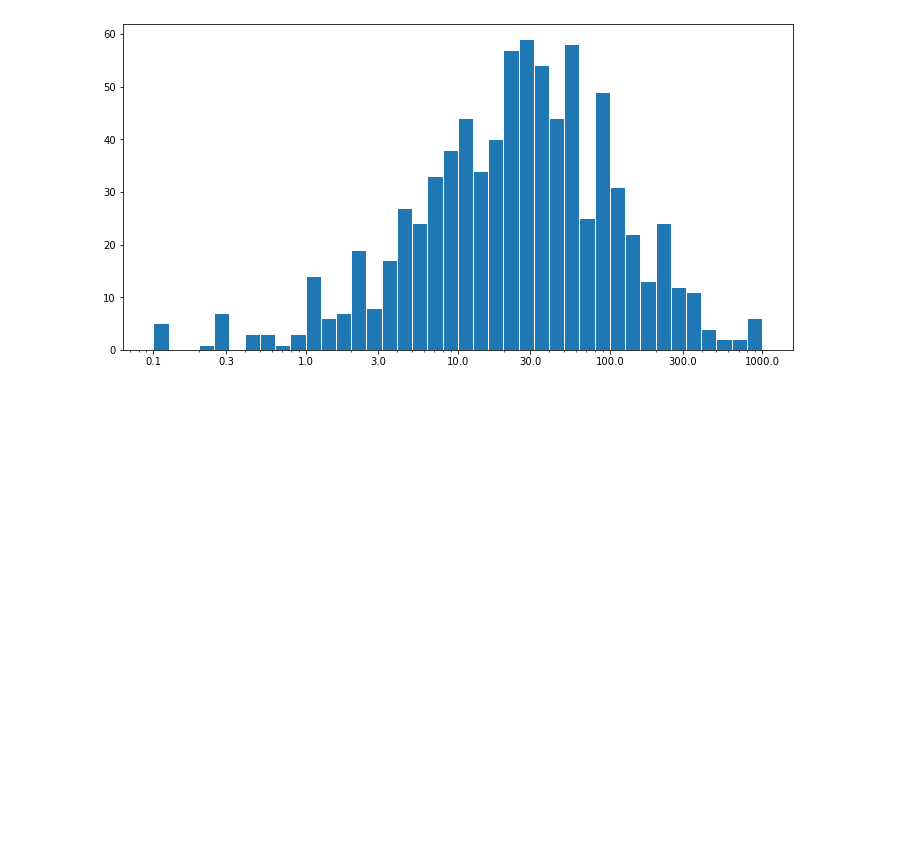
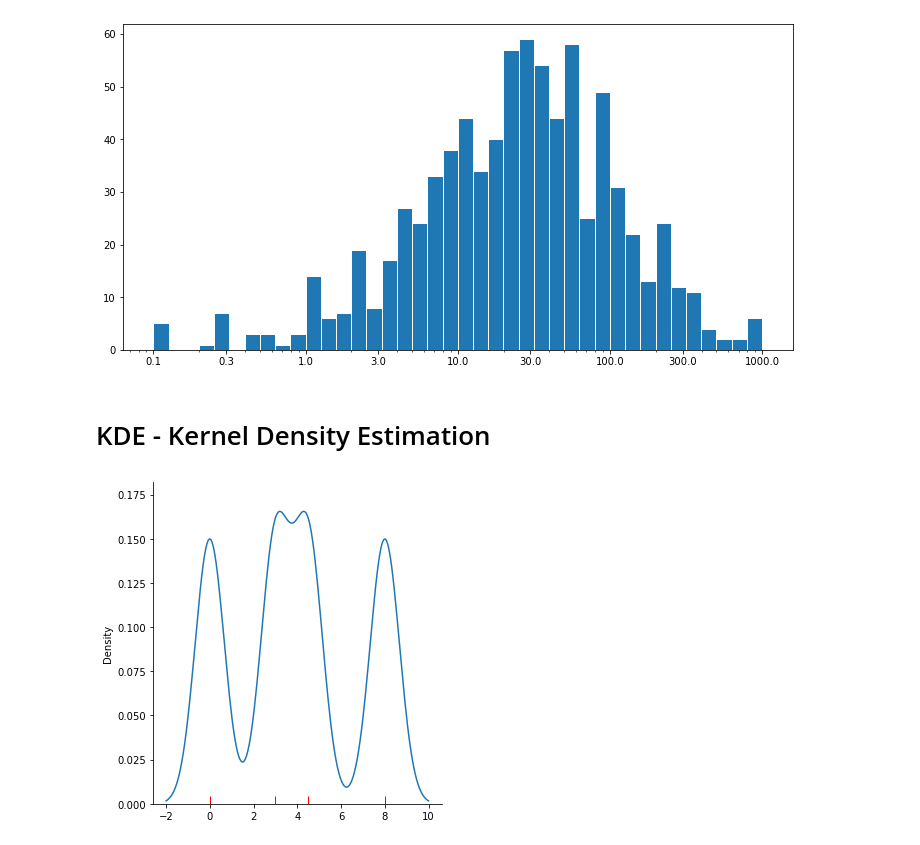
Before and after one commit to Alex-YuZ/Visualization-Using-Python, a Jupyter notebook: Histograms.ipynb, the cells around one changed output. Cells and saved outputs as stored; diff of their text form; code cells hidden in the pictures; blank space fills up the shorter version.

Commit message:
feat: Add kde plots

```diff
--- a/Histograms.ipynb
+++ b/Histograms.ipynb
@@ -779,3 +779,11 @@ ticks = np.array([.1, .3, 1, 3, 10, 30, 100, 300, 1000])
 plt.xticks(ticks, ["{}".format(i) for i in ticks]);
 # %% [output]
 [figure]
+# %% [markdown]
+# KDE - Kernel Density Estimation
+# %%
+data = [0.0, 3.0, 4.5, 8.0]
+# %%
+sns.displot(data, kind = 'kde', rug = True, rug_kws = {'color' : 'r'}, bw_method=.2);
+# %% [output]
+[figure, added]
```
Also changed, not shown: parts of 4 cells of this notebook.
